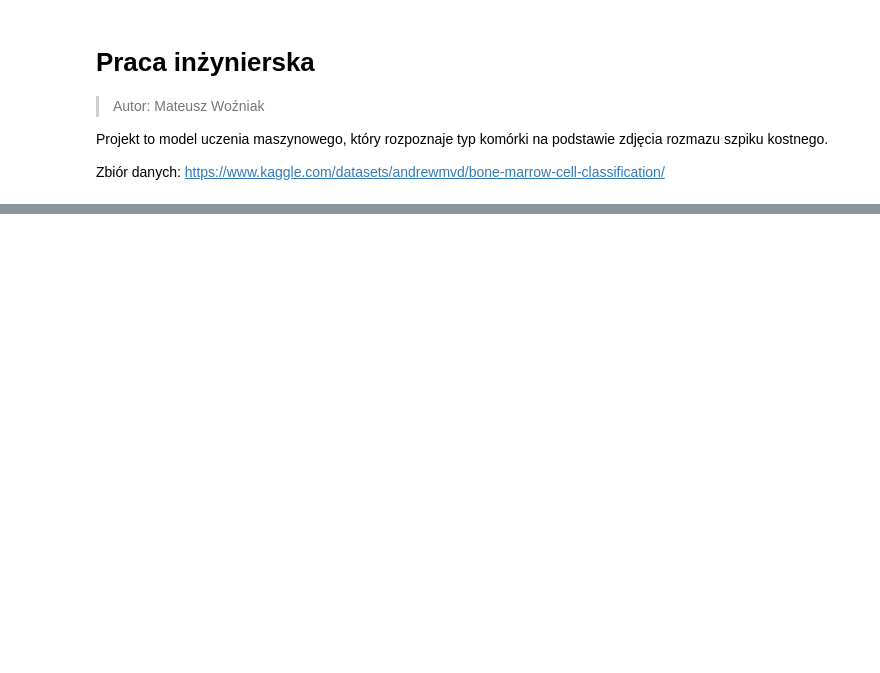
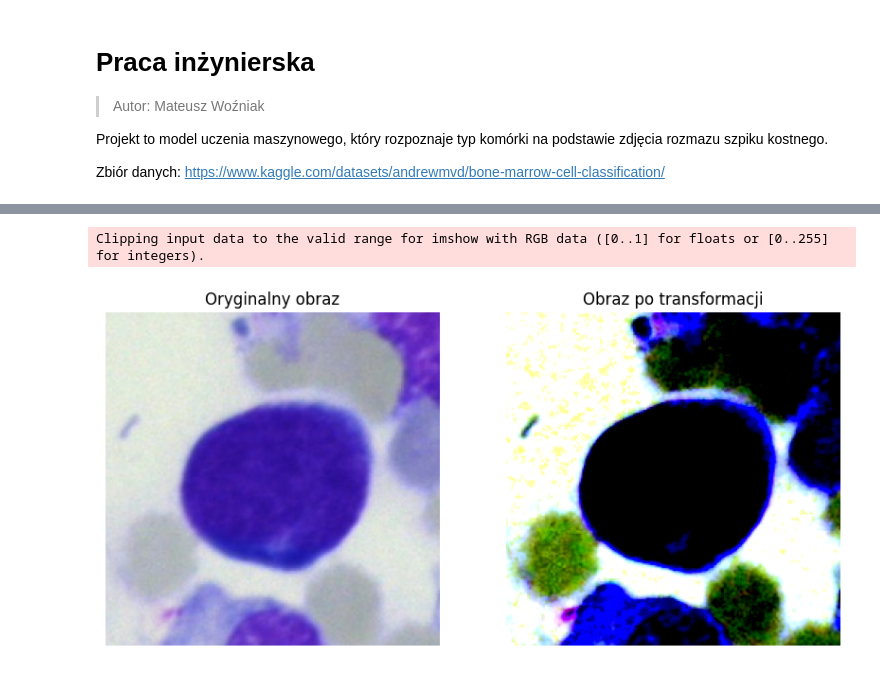
Before and after one commit to matisiekpl/thesis, a Jupyter notebook: main.ipynb, the cells around one changed output, grey strips where cells are left out. Drawn from its saved outputs; the diff is of its cells as text; code cells hidden in the pictures; blank space fills up the shorter version.

```diff
--- a/main.ipynb
+++ b/main.ipynb
@@ -112,0 +145,33 @@ UnidentifiedImageError: cannot identify image file 'dataset/PLM/.DS_Store'
+# %%
+from torchvision import transforms
+import cv2
+import PIL
+from PIL import Image
+
+transform = transforms.Compose([
+    transforms.Resize((224, 224)),
+    # transforms.ToPILImage(),
+    transforms.RandomEqualize(1),
+    transforms.ToTensor(),
+    transforms.Normalize(mean=[0.485, 0.456, 0.406], std=[
+        0.229, 0.224, 0.225]),
+])
+
+I = cv2.imread("dataset/BLA/0001-1000/BLA_00001.jpg")
+I = cv2.cvtColor(I, cv2.COLOR_BGR2RGB)
+I = PIL.Image.fromarray(I)
+transform(I)
+
+fig, ax = plt.subplots(1, 2, figsize=(10, 5))
+ax[0].imshow(I, cmap='gray')
+ax[0].axis('off')
+ax[0].set_title("Oryginalny obraz")
+I = transform(I)
+I = I.permute(1, 2, 0)
+ax[1].imshow(I)
+ax[1].axis('off')
+ax[1].set_title("Obraz po transformacji")
+plt.savefig("image_transform.png", bbox_inches="tight")
+# %% [output]
+Clipping input data to the valid range for imshow with RGB data ([0..1] for floats or [0..255] for integers).
+[figure, added]
```
Also changed, not shown: parts of 3 cells of this notebook, 7 other files.
